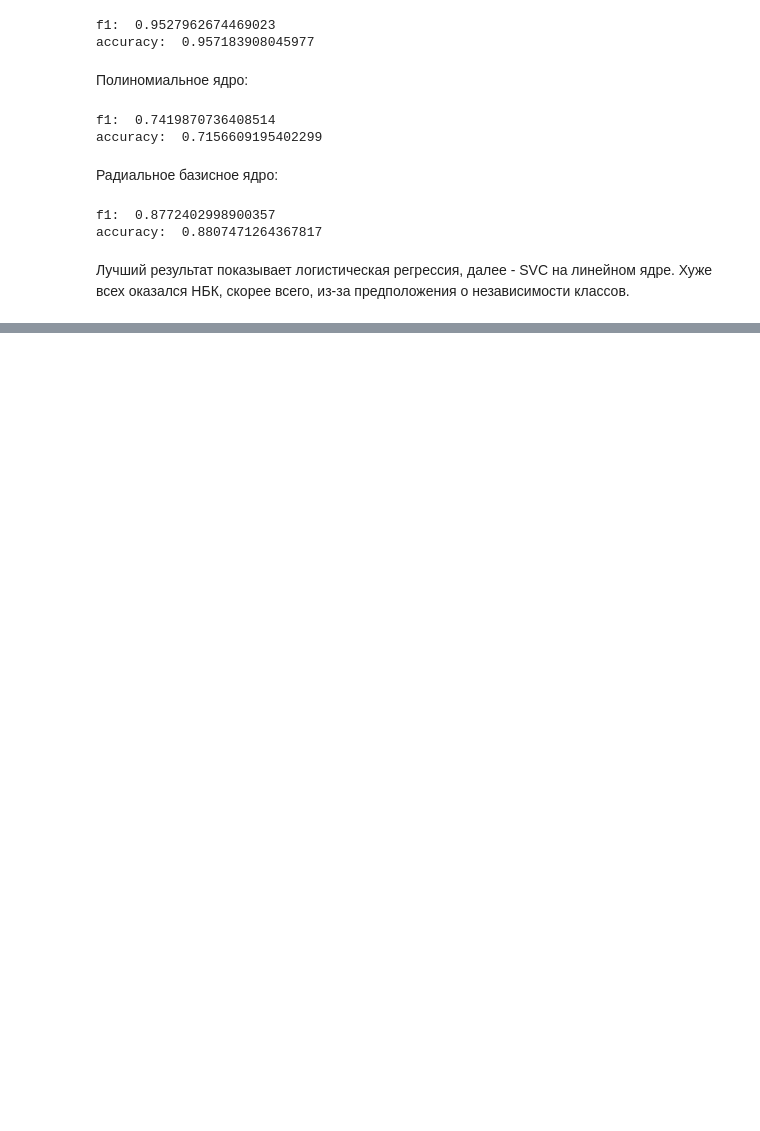
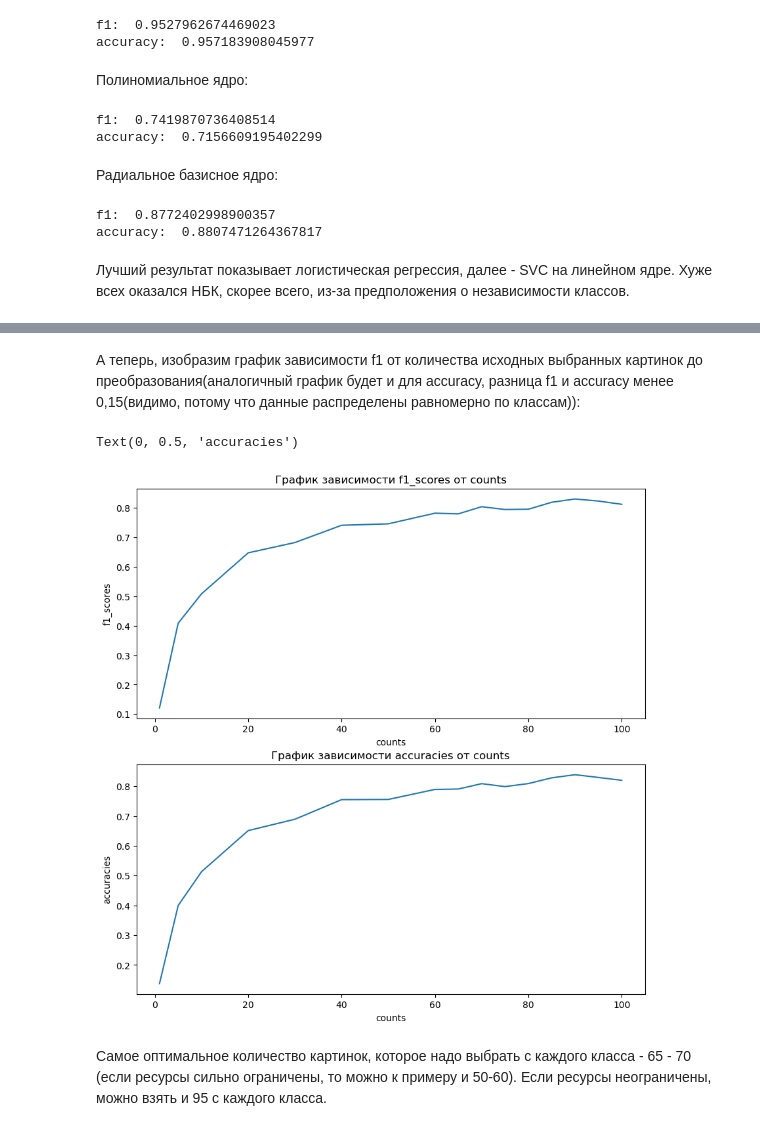
Before and after one commit to bananananacat/ML_HW, a Jupyter notebook: notebooks/03-homework.ipynb, the cells around one changed output, grey strips where cells are left out. Drawn from its saved outputs; the diff is of its cells as text; code cells hidden in the pictures; blank space fills up the shorter version.

```diff
--- a/notebooks/03-homework.ipynb
+++ b/notebooks/03-homework.ipynb
@@ -272,0 +194,18 @@ accuracy:  0.8274425287356322
+# %%
+model = LogisticRegression(max_iter = 200)
+counts = [1, 5, 10, 20, 30, 40, 50, 60, 65, 70, 75, 80, 85, 90, 95, 100]
+aug_nums = [min(450 // i, 80) for i in counts]
+f1_scores = []
+accuracies = []
+for i in range(16):
+        X_train, y_train = select_balanced_df(train_features_dim2, train_labels, counts[i], aug_nums[i])
+        y_train = y_train.values.reshape(-1)
+        model.fit(X_train, y_train)
+        test_predict = model.predict(test_features_dim2)
+        print('count:', counts[i], 'aug_num:', aug_nums[i])
+        f1 = f1_score(test_labels, test_predict, average='macro')
+        print('f1:', f1)
+        acc = accuracy_score(test_labels, test_predict)
+        print('accuracy:', acc)
+        f1_scores.append(f1)
+        accuracies.append(acc)
@@ -272,0 +230,22 @@ accuracy:  0.8274425287356322
+# %% [markdown]
+А теперь, изобразим график зависимости f1 от количества исходных выбранных картинок до преобразования(аналогичный график будет и для accuraсy, разница f1 и accuracy менее 0,15(видимо, потому что данные распределены равномерно по классам)):
+# %%
+import matplotlib.pyplot as plt
+import seaborn as sns
+f_column = pd.Series(counts)
+s_column = pd.Series(f1_scores)
+df1 = pd.DataFrame({'counts': f_column, 'f1_scores': s_column})
+ss_column = pd.Series(accuracies)
+df2 = pd.DataFrame({'counts': f_column, 'accuracies': ss_column})
+fig, axs = plt.subplots(2, figsize = (10, 10))
+sns.lineplot(data = df1, x = "counts", y = "f1_scores", ax=axs[0]).set(title = "График зависимости f1_scores от counts")
+plt.xlabel("counts")
+plt.ylabel("f1_scores")
+sns.lineplot(data = df2, x = "counts", y = "accuracies", ax=axs[1]).set(title = "График зависимости accuracies от counts")
+plt.xlabel("counts")
+plt.ylabel("accuracies")
+# %% [output]
+Text(0, 0.5, 'accuracies')
+[figure, added]
+# %% [markdown]
+Самое оптимальное количество картинок, которое надо выбрать с каждого класса - 65 - 70 (если ресурсы сильно ограничены, то можно к примеру и 50-60). Если ресурсы неограничены, можно взять и 95 с каждого класса.
```
Also changed, not shown: parts of 16 cells of this notebook.
